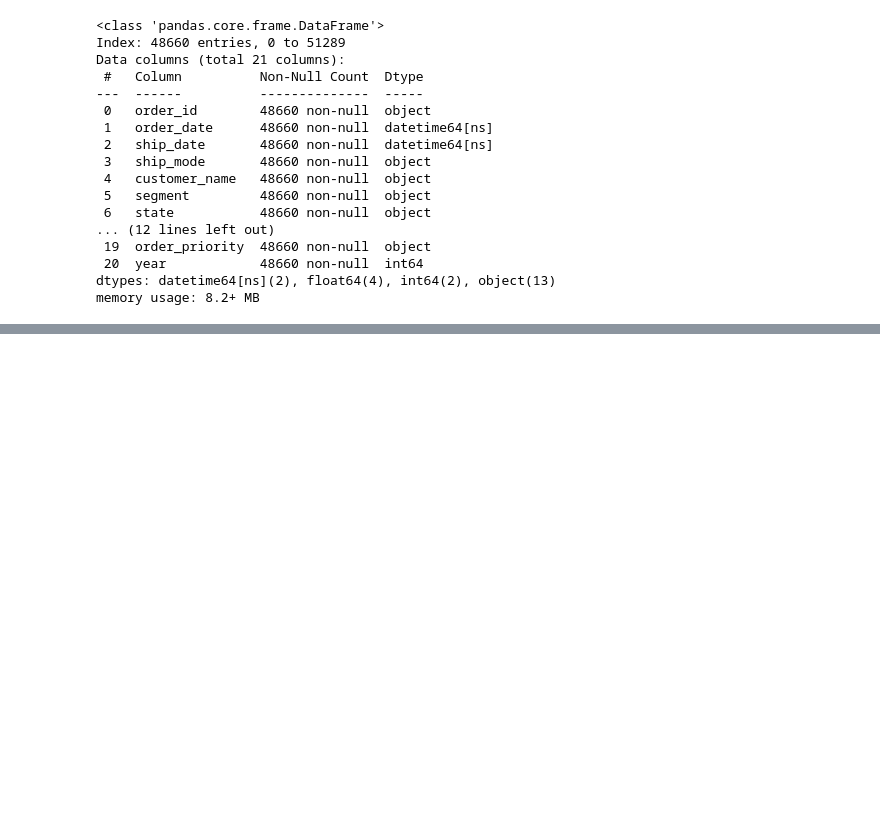
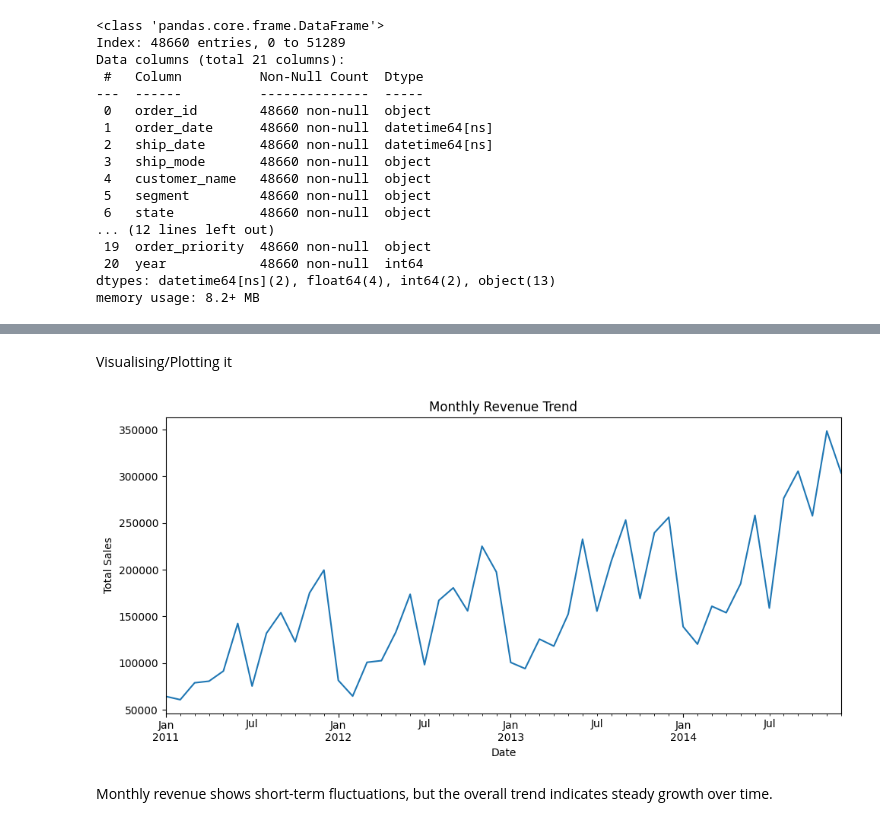
Before and after one commit to ayushbamaniya04-source/Business-Data-Analysis, a Jupyter notebook: notebook/analysis.ipynb, the cells around one changed output, grey strips where cells are left out. Saved outputs shown, nothing was run; the diff lists cells and outputs as text; code cells hidden in the pictures; blank space fills up the shorter version.

Commit message:
Analyze monthly revenue trend and save visualization

```diff
--- a/notebook/analysis.ipynb
+++ b/notebook/analysis.ipynb
@@ -218,0 +225,9 @@ memory usage: 8.2+ MB
+# %%
+monthly_sales = (
+    raw_df
+    .set_index('order_date')
+    .resample('M')['sales']
+    .sum()
+)
+
+monthly_sales.head()
@@ -218,0 +242,16 @@ memory usage: 8.2+ MB
+# %% [markdown]
+Visualising/Plotting it
+# %%
+plt.figure(figsize=(10, 5))
+monthly_sales.plot()
+plt.title("Monthly Revenue Trend")
+plt.xlabel("Date")
+plt.ylabel("Total Sales")
+
+plt.tight_layout()
+plt.savefig("../visuals/plots/monthly_revenue_trend.png", dpi=300)
+plt.show()
+# %% [output]
+[figure, added]
+# %% [markdown]
+Monthly revenue shows short-term fluctuations, but the overall trend indicates steady growth over time.
```
Also changed, not shown: parts of 3 cells of this notebook.
